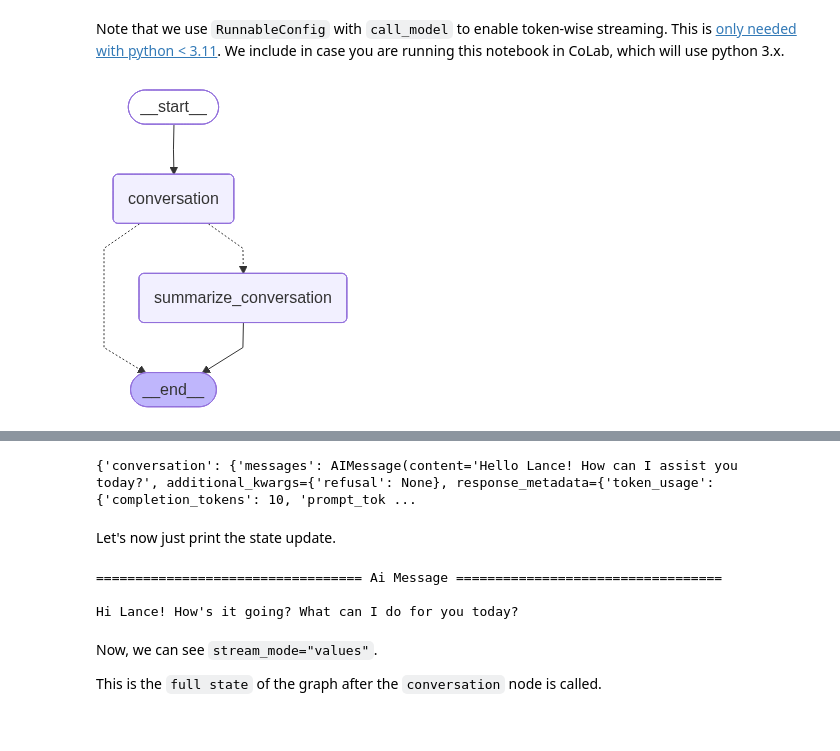
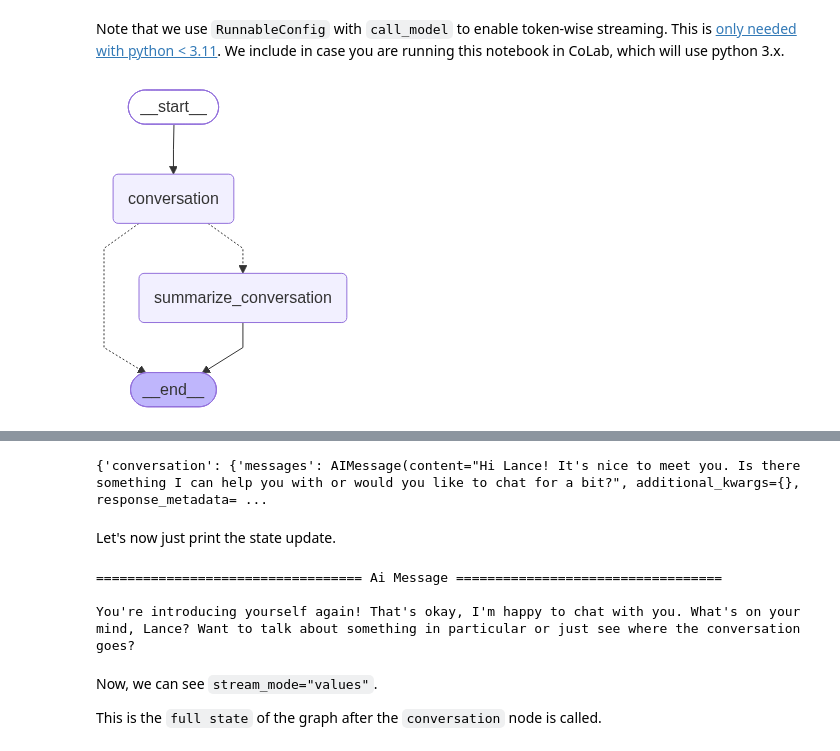
Before and after one commit to yetmgetaredahegn/langchain-academy, a Jupyter notebook: module-3/streaming-interruption.ipynb, the cells around one changed output, grey strips where cells are left out. Saved outputs shown, nothing was run; the diff lists cells and outputs as text; code cells hidden in the pictures.

```diff
--- a/module-3/streaming-interruption.ipynb
+++ b/module-3/streaming-interruption.ipynb
@@ -46,7 +46,7 @@ from langgraph.graph import StateGraph, START, END
 from langgraph.graph import MessagesState
 
 # LLM
-model = ChatOpenAI(model="gpt-4o", temperature=0)
+model = ChatOllama(model="llama3.1:8b", temperature=0)
 
 # State
 class State(MessagesState):
@@ -100,34 +100,34 @@ def summarize_conversation(state: State):
 
 # Determine whether to end or summarize the conversation
 def should_continue(state: State)-> Literal ["summarize_conversation",END]:
 
     """Return the next node to execute."""
 
     messages = state["messages"]
 
     # If there are more than six messages, then we summarize the conversation
     if len(messages) > 6:
         return "summarize_conversation"
 
     # Otherwise we can just end
     return END
 
 # Define a new graph
 workflow = StateGraph(State)
 workflow.add_node("conversation", call_model)
 workflow.add_node(summarize_conversation)
 
 # Set the entrypoint as conversation
 workflow.add_edge(START, "conversation")
 workflow.add_conditional_edges("conversation", should_continue)
 workflow.add_edge("summarize_conversation", END)
 
 # Compile
 memory = MemorySaver()
 graph = workflow.compile(checkpointer=memory)
 display(Image(graph.get_graph().draw_mermaid_png()))
 # %% [output]
-[figure, old version]
+[figure, new version]
 # %% [markdown]
 ### Streaming full state
 
@@ -155,7 +155,7 @@ config = {"configurable": {"thread_id": "1"}}
 for chunk in graph.stream({"messages": [HumanMessage(content="hi! I'm Lance")]}, config, stream_mode="updates"):
     print(chunk)
 # %% [output]
-{'conversation': {'messages': AIMessage(content='Hello Lance! How can I assist you today?', additional_kwargs={'refusal': None}, response_metadata={'token_usage': {'completion_tokens': 10, 'prompt_tok ...
+{'conversation': {'messages': AIMessage(content="Hi Lance! It's nice to meet you. Is there something I can help you with or would you like to chat for a bit?", additional_kwargs={}, response_metadata= ...
 # %% [markdown]
 Let's now just print the state update.
 # %%
@@ -165,7 +165,7 @@ for chunk in graph.stream({"messages": [HumanMessage(content="hi! I'm Lance")]},
 # %% [output]
 ================================== Ai Message ==================================
 
-Hi Lance! How's it going? What can I do for you today?
+You're introducing yourself again! That's okay, I'm happy to chat with you. What's on your mind, Lance? Want to talk about something in particular or just see where the conversation goes?
 # %% [markdown]
 Now, we can see `stream_mode="values"`.
 
```
Also changed, not shown: parts of 6 cells of this notebook, 8 other files.
